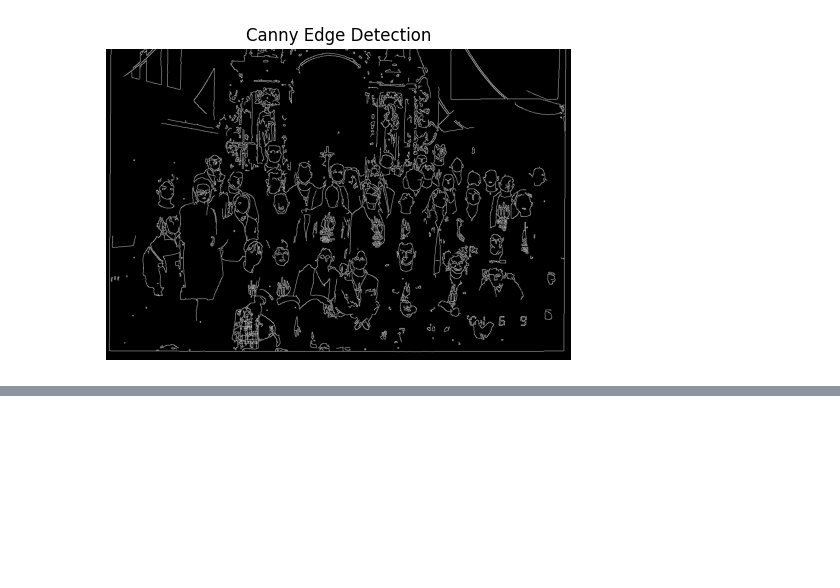
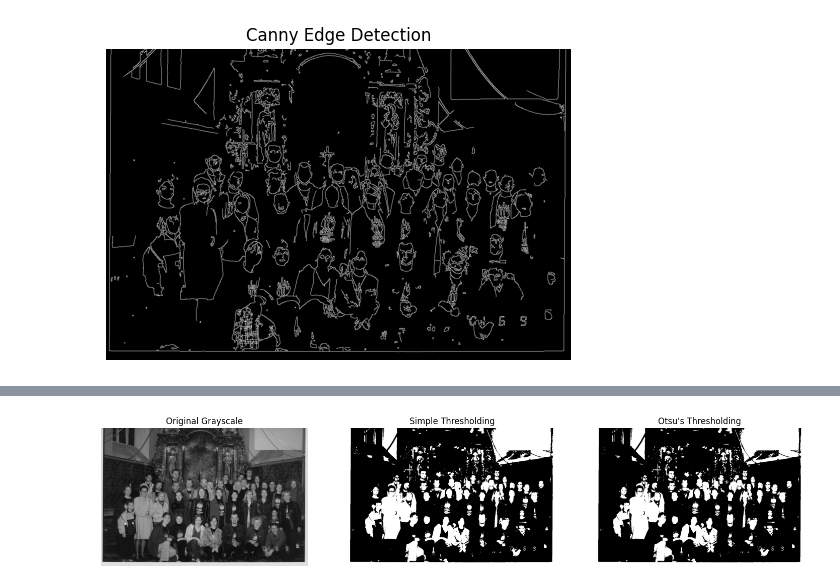
Before and after one commit to vestinabert/Image_Processing, a Jupyter notebook: Image_Edge_Detection_And_Segmentation.ipynb, the cells around one changed output, grey strips where cells are left out. Cells and saved outputs as stored; diff of their text form; code cells hidden in the pictures; blank space fills up the shorter version.

```diff
--- a/Image_Edge_Detection_And_Segmentation.ipynb
+++ b/Image_Edge_Detection_And_Segmentation.ipynb
@@ -51,0 +74,17 @@ plt.show()
+# %%
+fig, axes = plt.subplots(1, 3, figsize=(18,6))
+axes[0].imshow(gray, cmap='gray')
+axes[0].set_title("Original Grayscale")
+axes[0].axis("off")
+
+axes[1].imshow(thresh_simple, cmap='gray')
+axes[1].set_title("Simple Thresholding")
+axes[1].axis("off")
+
+axes[2].imshow(thresh_otsu, cmap='gray')
+axes[2].set_title("Otsu's Thresholding")
+axes[2].axis("off")
+
+plt.show()
+# %% [output]
+[figure, added]
```
Also changed, not shown: parts of 2 cells of this notebook.
